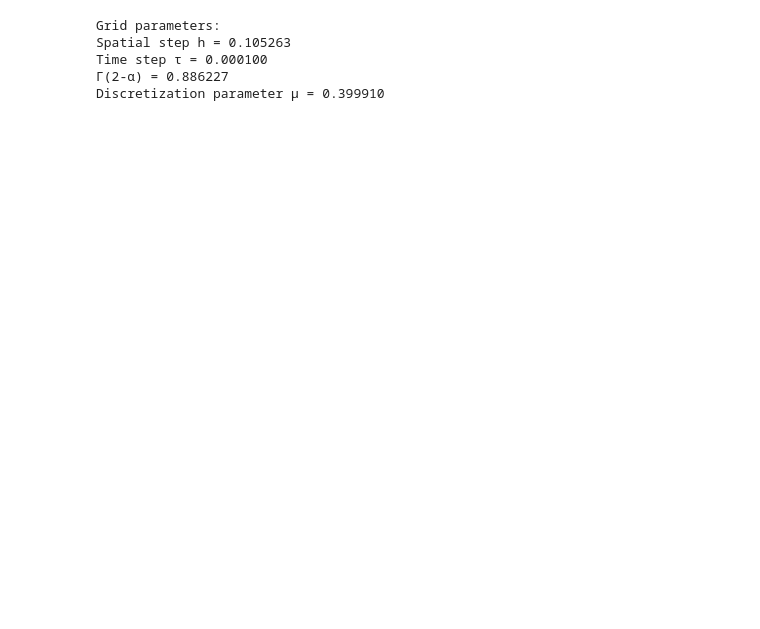
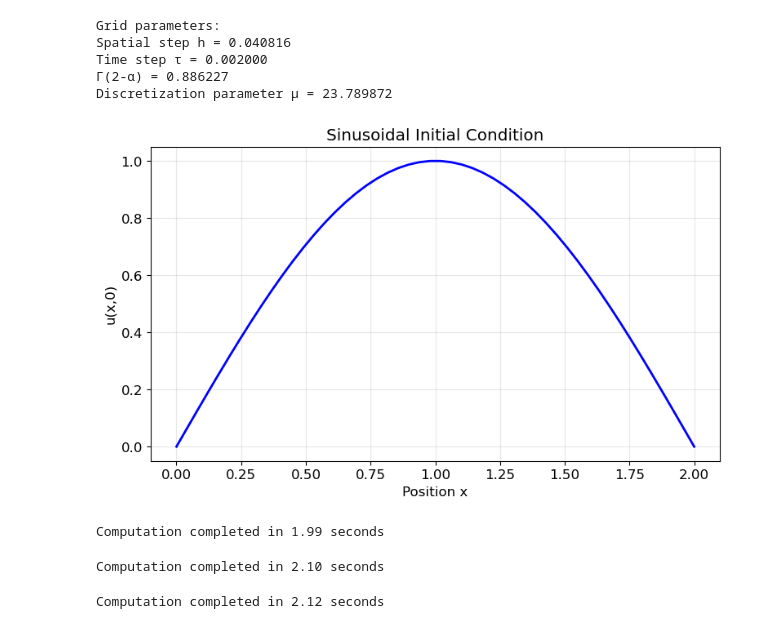
Before and after one commit to YovkochevPakhlavon/NumericalCalculation, a Jupyter notebook: TimeFractionalDiffusionEquation/SinusoidalIC.ipynb, the cells around one changed output. Drawn from its saved outputs; the diff is of its cells as text; code cells hidden in the pictures; blank space fills up the shorter version.

```diff
--- a/TimeFractionalDiffusionEquation/SinusoidalIC.ipynb
+++ b/TimeFractionalDiffusionEquation/SinusoidalIC.ipynb
@@ -17,23 +26,21 @@ plt.rcParams['font.size'] = 12
 # %%
 #Parameters
 alpha = 0.5      # Fractional order (0 < α ≤ 1)
-kappa = 0.5      # Diffusion coefficient
+kappa = 1      # Diffusion coefficient
 L = 2.0          # Domain length: [-L/2, L/2] = [-1, 1]
-T = 0.1          # Final time
+T = 2          # Final time
 
 # Discretization parameters
-M = 20         # Number of spatial points
+M = 50         # Number of spatial points
 N = 1000          # Number of time steps
 
-# Gaussian parameters
-x0 = 0.0         # Center of Gaussian
-sigma = 0.2      # Width of Gaussian
-A = 1.0          # Amplitude
+# Sinusoidal parameters
+m = 1
 # %%
 #Spatial and Temporal grids
 h = L / (M-1)          # Spatial step size
 tau = T / N              # Time step size
-x = np.linspace(-L/2, L/2, M)  # Spatial grid
+x = np.linspace(0, L, M)  # Spatial grid
 t = np.linspace(0, T, N+1)     # Temporal grid
 
 # Gamma function value for the L1 scheme
@@ -49,20 +56,34 @@ print(f"Γ(2-α) = {Gamma_alpha:.6f}")
 print(f"Discretization parameter μ = {mu:.6f}")
 # %% [output]
 Grid parameters:
-Spatial step h = 0.105263
-Time step τ = 0.000100
+Spatial step h = 0.040816
+Time step τ = 0.002000
 Γ(2-α) = 0.886227
-Discretization parameter μ = 0.399910
+Discretization parameter μ = 23.789872
 # %%
-# Gaussian initial condition
-def initial_condition(x, x0=0.0, sigma=0.2, A=1.0):
-    """Gaussian initial condition: u(x,0) = A * exp(-(x-x0)²/(2σ²))"""
-    return A * np.exp(-(x - x0)**2 / (2 * sigma**2))
+# Sinusoidal initial condition
+def initial_condition(x, m=1):
+        return np.sin(np.pi / L * m * x)
 
 # Dirichlet boundary conditions (homogeneous)
 def boundary_conditions(t):
     """u(-L/2,t) = 0, u(L/2,t) = 0"""
     return 0.0, 0.0
+# %%
+# Set initial condition
+u_initial = initial_condition(x, 1)
+u_initial[0] = 0.0
+u_initial[-1] = 0.0
+
+# Plot initial condition
+plt.plot(x, u_initial, 'b-', linewidth=2)
+plt.xlabel('Position x')
+plt.ylabel('u(x,0)')
+plt.title('Sinusoidal Initial Condition')
+plt.grid(True, alpha=0.3)
+plt.show()
+# %% [output]
+[figure, added]
 # %%
 # L1 scheme coefficients for Caputo derivative
 def compute_L1_coefficients(n, alpha):
@@ -276,3 +270,15 @@ def analyze_maximum_values(u,t):
     print(f"Initial maximum: {max_vals[0]:.6f}")
     print(f"Final maximum: {max_vals[-1]:.6f}")
     print(f"Decay factor: {max_vals[-1]/max_vals[0]:.6f}")
+# %%
+x_sol1, t_sol1, u_sol1 = solve_fractional_diffusion(1,kappa,L,T,M,N,m)
+# %% [output]
+Computation completed in 1.99 seconds
+# %%
+x_sol5, t_sol5, u_sol5 = solve_fractional_diffusion(0.5,kappa,L,T,M,N,m)
+# %% [output]
+Computation completed in 2.10 seconds
+# %%
+x_sol3, t_sol3, u_sol3 = solve_fractional_diffusion(0.3,kappa,L,T,M,N,m)
+# %% [output]
+Computation completed in 2.12 seconds
```
Also changed, not shown: parts of 13 cells of this notebook, 1 other file.
